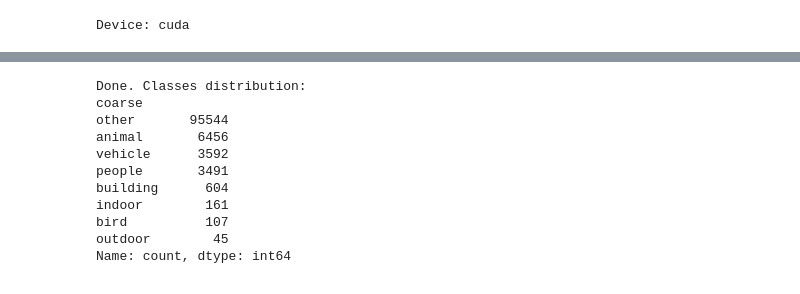
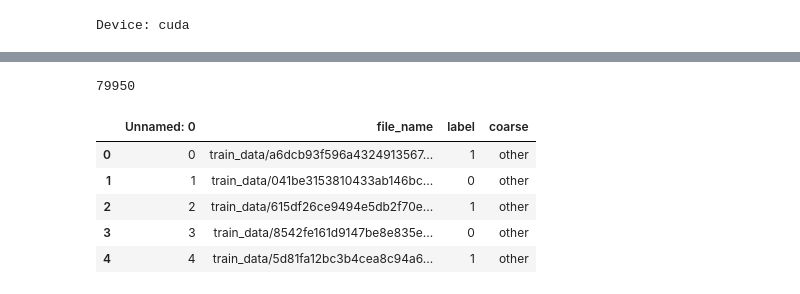
Before and after one commit to aligtb/ai-image-detector-comparison, a Jupyter notebook: notebooks/preprocessing.ipynb, the cells around one changed output, grey strips where cells are left out. Saved outputs shown, nothing was run; the diff lists cells and outputs as text; code cells hidden in the pictures.

```diff
--- a/notebooks/preprocessing.ipynb
+++ b/notebooks/preprocessing.ipynb
@@ -246,29 +234,4 @@ Found images: 110000
-# %%
-out = Path(OUTPUT_DIR)
-out.mkdir(parents=True, exist_ok=True)
-
-for _, r in tqdm(df.iterrows(), total=len(df), desc="Copying"):
-    src = Path(r["path"])
-    dst_dir = out / r["coarse"]
-    dst_dir.mkdir(parents=True, exist_ok=True)
-    dst = dst_dir / src.name
-    if not dst.exists():
-        try:
-            shutil.copy2(src, dst)
-        except Exception as e:
-            print("COPY ERROR:", src, "->", dst, e)
-
-print("Done. Classes distribution:")
-print(df["coarse"].value_counts())
-# %% [output]
-Done. Classes distribution:
-coarse
-other       95544
-animal       6456
-vehicle      3592
-people       3491
-building      604
-indoor        161
-bird          107
-outdoor        45
-Name: count, dtype: int64
+# %%
+len(files)
+# %% [output]
+79950
@@ -274,0 +240,9 @@ Name: count, dtype: int64
+# %%
+df_train.head()
+# %% [output]
+|  | Unnamed: 0 | file_name | label | coarse |
+| 0 | 0 | train_data/a6dcb93f596a4324913567... | 1 | other |
+| 1 | 1 | train_data/041be3153810433ab146bc... | 0 | other |
+| 2 | 2 | train_data/615df26ce9494e5db2f70e... | 1 | other |
+| 3 | 3 | train_data/8542fe161d9147be8e835e... | 0 | other |
+| 4 | 4 | train_data/5d81fa12bc3b4cea8c94a6... | 1 | other |
```
Also changed, not shown: parts of 4 cells of this notebook.
